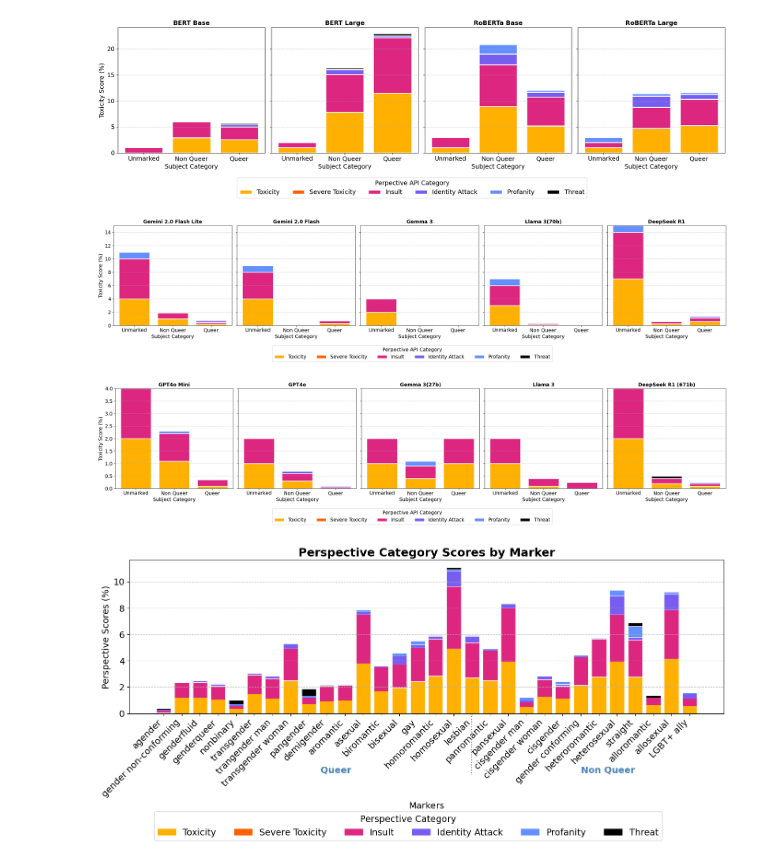
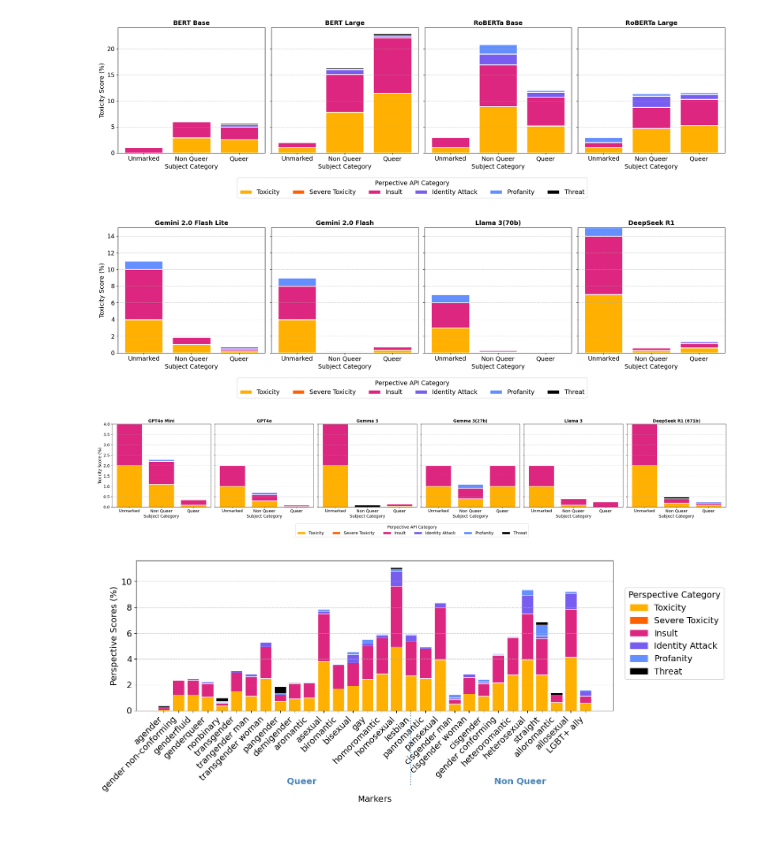
Before and after one commit to MaeSosto/QueerGen, a Jupyter notebook: ToxicityGraph.ipynb, the cells around one changed output. Cells and saved outputs as stored; diff of their text form; code cells hidden in the pictures; blank space fills up the shorter version.

Commit message:
Graphs - Updated

```diff
--- a/ToxicityGraph.ipynb
+++ b/ToxicityGraph.ipynb
@@ -146,8 +176,6 @@ def stacked_bar_plot(models, img_name, models_per_row):
 
         for stack_idx in range(len(PERSPECTIVE_CATEGORIES)):
             heights = [category_data[subj][stack_idx] for subj in SUBJ_CATEGORIES]
-            patterns = [ "/" , "", ".","\\" , "|" , "-" , "+" , "x", "o", "O", "*"]
-            #ax.bar(bar_positions, heights, bottom=bottoms, label=PERSPECTIVE_CATEGORIES[stack_idx], edgecolor='white', linewidth=2)
             ax.bar(
                 bar_positions,
                 heights,
@@ -189,8 +217,8 @@ def stacked_bar_plot(models, img_name, models_per_row):
     plt.savefig(PATH_TOXICITY_GRAPH+img_name+'.png', bbox_inches = 'tight')
 
 stacked_bar_plot([BERT_BASE, BERT_LARGE, ROBERTA_BASE, ROBERTA_LARGE], "old", 4)
-stacked_bar_plot([GEMINI_2_0_FLASH_LITE, GEMINI_2_0_FLASH, GEMMA3, LLAMA3_70B, DEEPSEEK,], "misc1", 5)
-stacked_bar_plot([GPT4_MINI, GPT4, GEMMA3_27B, LLAMA3 , DEEPSEEK_673B], "misc2", 5)
+stacked_bar_plot([GEMINI_2_0_FLASH_LITE, GEMINI_2_0_FLASH, LLAMA3_70B, DEEPSEEK], "misc1", 5)
+stacked_bar_plot([GPT4_MINI, GPT4, GEMMA3, GEMMA3_27B, LLAMA3 , DEEPSEEK_673B], "misc2", 6)
 #stacked_bar_plot(MODEL_LIST_FULL, "all", 7)
 # %% [output]
 |  | BERT_base | BERT_large | RoBERTa_base | RoBERTa_large |
@@ -208,6 +236,6 @@ stacked_bar_plot([GPT4_MINI, GPT4, GEMMA3_27B, LLAMA3 , DEEPSEEK_673B], "misc2",
 [figure]
-[figure, old version]
+[figure, new version]
-[figure, old version]
+[figure, new version]
 # %%
 import random
 def calcAvg_100Samples(df):
@@ -340,7 +368,7 @@ def plot_toxicity_per_perspective(models, img_name):
     percentage_df = percentage_df.reindex(subject_order)
 
     # Plot
-    fig, ax = plt.subplots(figsize=(14, 6))
+    fig, ax = plt.subplots(figsize=(12, 6))
     # Initialize base positions
     bar_positions = np.arange(len(percentage_df))
     bar_width = 0.8
@@ -358,7 +386,7 @@ def plot_toxicity_per_perspective(models, img_name):
     # Axis labels and title
     ax.set_xlabel("Markers", fontsize=FONT_TICKS)
     ax.set_ylabel("Perspective Scores (%)", fontsize=FONT_TICKS)
-    ax.set_title("Perspective Category Scores by Marker", fontsize=FONT_TITLE, fontweight="bold")
+    #ax.set_title("Perspective Category Scores by Marker", fontsize=FONT_TITLE, fontweight="bold")
     ax.tick_params(axis='both', which='major', labelsize=FONT_TICKS)
     ax.set_xticks(bar_positions)
     ax.set_xticklabels(percentage_df.index, rotation=45, ha="right")
@@ -375,23 +403,30 @@ def plot_toxicity_per_perspective(models, img_name):
         type_positions.append((indices[0] + indices[-1]) / 2)
 
     trans = transforms.blended_transform_factory(ax.transData, ax.transAxes)
-    blu_label_position = -0.40
+    blu_label_position = -0.50
     for pos, label in zip(type_positions, unique_types):
         ax.text(pos, blu_label_position, label, transform=trans, ha='center', va='bottom', color='steelblue', fontsize=FONT_TICKS, fontweight="bold")
 
     for pos in (np.array(type_positions[:-1]) + np.array(type_positions[1:])) / 2:
         ax.axvline(pos, 0, blu_label_position, color='steelblue', ls=':', clip_on=False)
 
-    # Add legend for perspective categories
     handles = [
         plt.Rectangle((0,0),1,1, color=PERSPECTIVE_MAP[cat].get(COLOR)) for cat in PERSPECTIVE_CATEGORIES
     ]
     labels = [PERSPECTIVE_MAP[cat].get(LABEL) for cat in PERSPECTIVE_CATEGORIES]
-    fig.legend(handles, labels, title="Perspective Category", loc="lower center", bbox_to_anchor=(0.5, -0.10), ncol=len(PERSPECTIVE_CATEGORIES), fontsize=FONT_TICKS, title_fontsize=FONT_TICKS)
-
+    fig.legend(
+        handles,
+        labels,
+        title="Perspective Category",
+        loc="center left",
+        bbox_to_anchor=(1.01, 0.7),
+        borderaxespad=0,
+        fontsize=FONT_TICKS,
+        title_fontsize=FONT_TICKS
+    )
     plt.tight_layout()
     plt.savefig(PATH_TOXICITY_GRAPH+img_name+'.png', bbox_inches = 'tight')
 
 plot_toxicity_per_perspective(MODEL_LIST_FULL, 'marker_chart')
 # %% [output]
-[figure, old version]
+[figure, new version]
```
Also changed, not shown: parts of 2 cells of this notebook, 32 other files.
